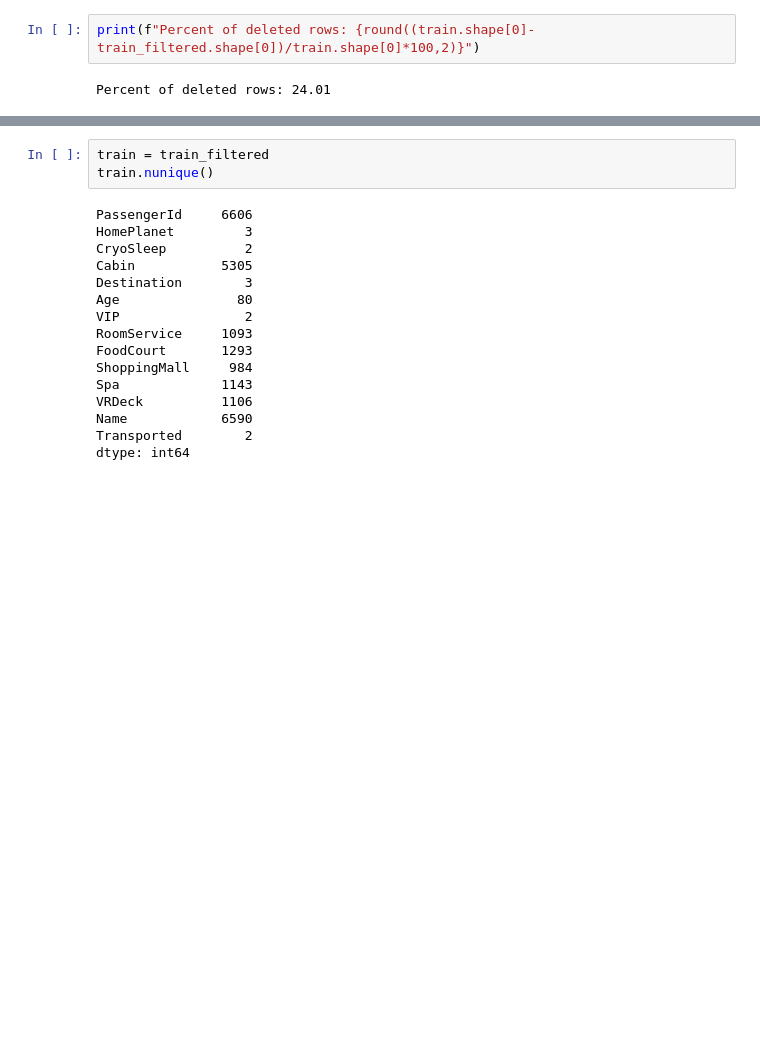
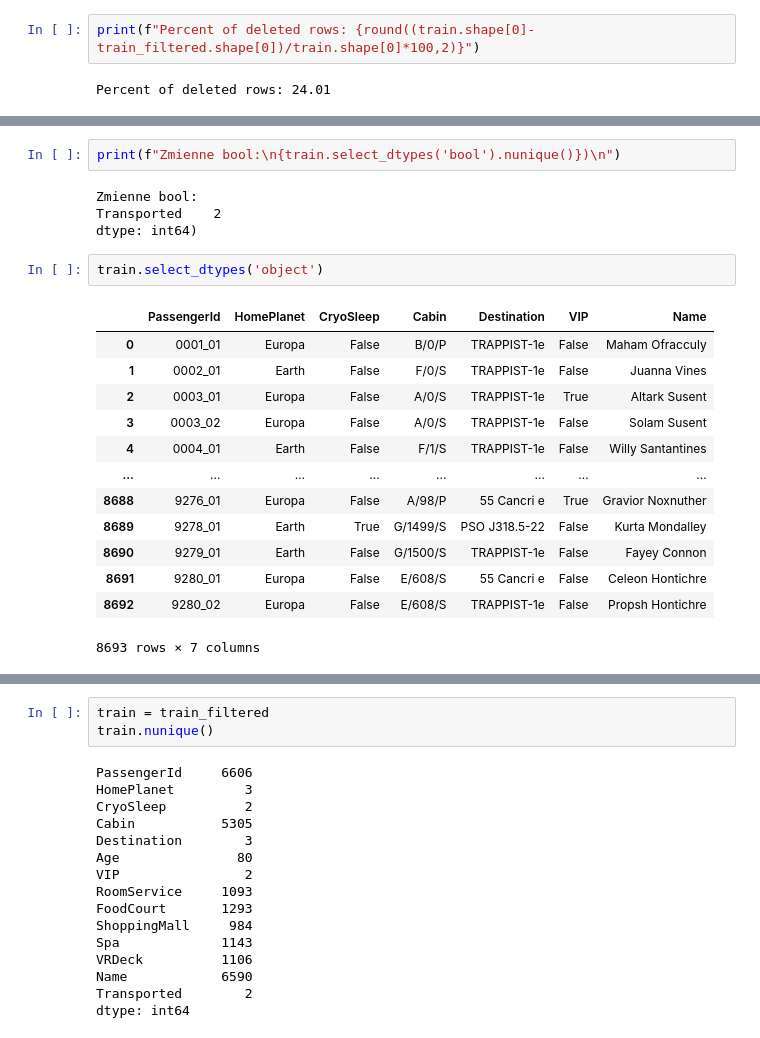
Before and after one commit to cluiverto/kaggle-perplexity, a Jupyter notebook: space_titanic/main.ipynb, the cells around one changed output, grey strips where cells are left out. Saved outputs shown, nothing was run; the diff lists cells and outputs as text; blank space fills up the shorter version.

```diff
--- a/space_titanic/main.ipynb
+++ b/space_titanic/main.ipynb
@@ -119,0 +75,22 @@ Percent of deleted rows: 24.01
+# %%
+print(f"Zmienne bool:\n{train.select_dtypes('bool').nunique()})\n")
+# %% [output]
+Zmienne bool:
+Transported    2
+dtype: int64)
+# %%
+train.select_dtypes('object')
+# %% [output]
+|  | PassengerId | HomePlanet | CryoSleep | Cabin | Destination | VIP | Name |
+| 0 | 0001_01 | Europa | False | B/0/P | TRAPPIST-1e | False | Maham Ofracculy |
+| 1 | 0002_01 | Earth | False | F/0/S | TRAPPIST-1e | False | Juanna Vines |
+| 2 | 0003_01 | Europa | False | A/0/S | TRAPPIST-1e | True | Altark Susent |
+| 3 | 0003_02 | Europa | False | A/0/S | TRAPPIST-1e | False | Solam Susent |
+| 4 | 0004_01 | Earth | False | F/1/S | TRAPPIST-1e | False | Willy Santantines |
+| ... | ... | ... | ... | ... | ... | ... | ... |
+| 8688 | 9276_01 | Europa | False | A/98/P | 55 Cancri e | True | Gravior Noxnuther |
+| 8689 | 9278_01 | Earth | True | G/1499/S | PSO J318.5-22 | False | Kurta Mondalley |
+| 8690 | 9279_01 | Earth | False | G/1500/S | TRAPPIST-1e | False | Fayey Connon |
+| 8691 | 9280_01 | Europa | False | E/608/S | 55 Cancri e | False | Celeon Hontichre |
+| 8692 | 9280_02 | Europa | False | E/608/S | TRAPPIST-1e | False | Propsh Hontichre |
+8693 rows × 7 columns
```
Also changed, not shown: parts of 16 cells of this notebook.
